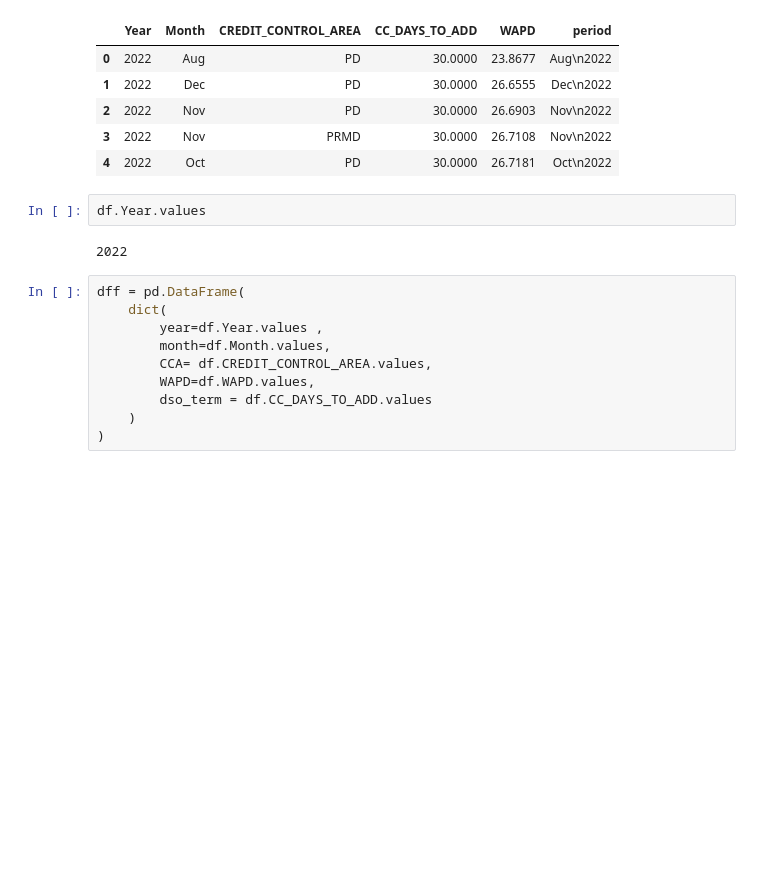
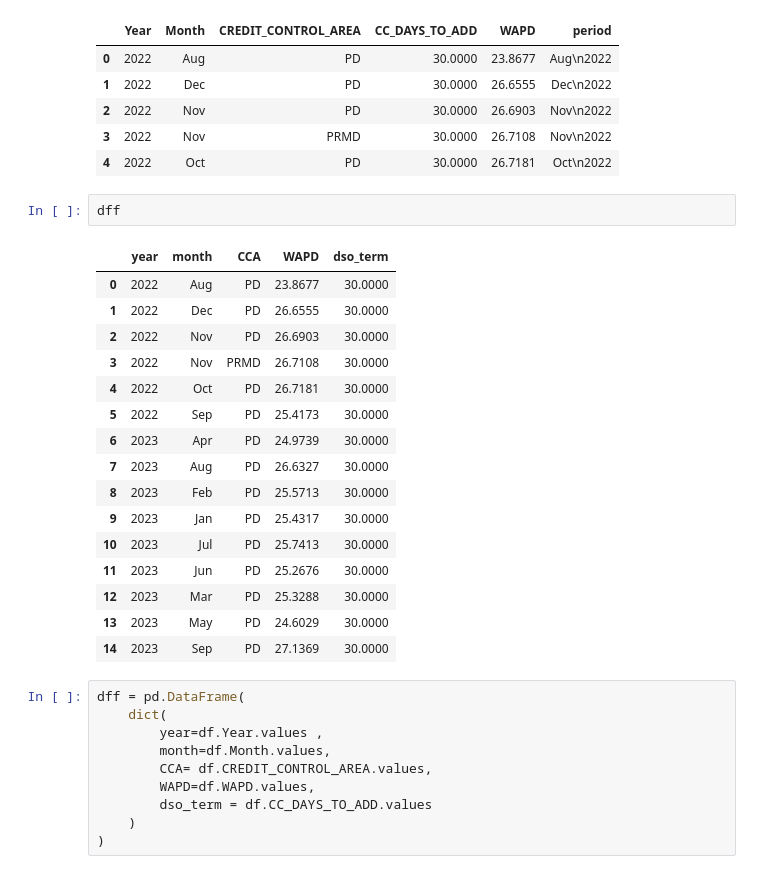
Before and after one commit to cah-madison-johnson/treasure_chest, a Jupyter notebook: WADTP/WAPD.ipynb, the cells around one changed output. Cells and saved outputs as stored; diff of their text form; blank space fills up the shorter version.

```diff
--- a/WADTP/WAPD.ipynb
+++ b/WADTP/WAPD.ipynb
@@ -428,9 +428,24 @@ df.head()
 | 3 | 2022 | Nov | PRMD | 30.0000 | 26.7108 | Nov\n2022 |
 | 4 | 2022 | Oct | PD | 30.0000 | 26.7181 | Oct\n2022 |
 # %%
-df.Year.values
+dff
 # %% [output]
-2022
+|  | year | month | CCA | WAPD | dso_term |
+| 0 | 2022 | Aug | PD | 23.8677 | 30.0000 |
+| 1 | 2022 | Dec | PD | 26.6555 | 30.0000 |
+| 2 | 2022 | Nov | PD | 26.6903 | 30.0000 |
+| 3 | 2022 | Nov | PRMD | 26.7108 | 30.0000 |
+| 4 | 2022 | Oct | PD | 26.7181 | 30.0000 |
+| 5 | 2022 | Sep | PD | 25.4173 | 30.0000 |
+| 6 | 2023 | Apr | PD | 24.9739 | 30.0000 |
+| 7 | 2023 | Aug | PD | 26.6327 | 30.0000 |
+| 8 | 2023 | Feb | PD | 25.5713 | 30.0000 |
+| 9 | 2023 | Jan | PD | 25.4317 | 30.0000 |
+| 10 | 2023 | Jul | PD | 25.7413 | 30.0000 |
+| 11 | 2023 | Jun | PD | 25.2676 | 30.0000 |
+| 12 | 2023 | Mar | PD | 25.3288 | 30.0000 |
+| 13 | 2023 | May | PD | 24.6029 | 30.0000 |
+| 14 | 2023 | Sep | PD | 27.1369 | 30.0000 |
 # %%
 dff = pd.DataFrame(
     dict(
```
Also changed, not shown: parts of 3 cells of this notebook.
